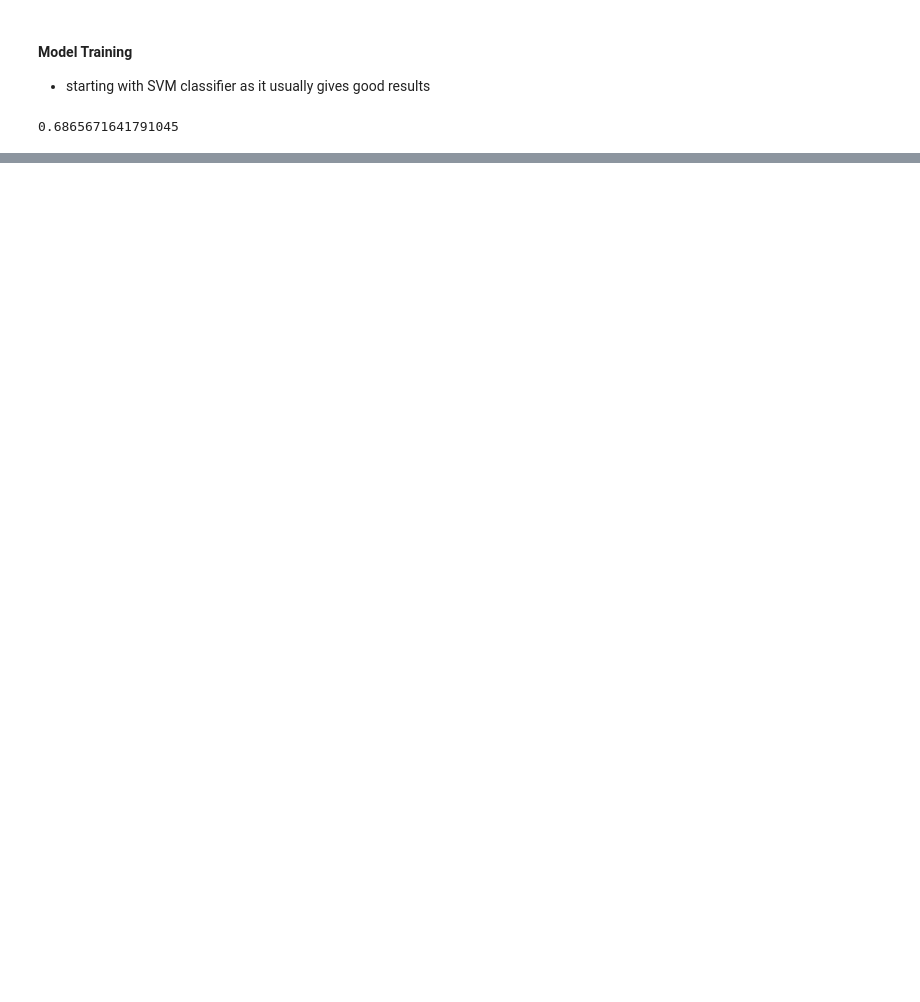
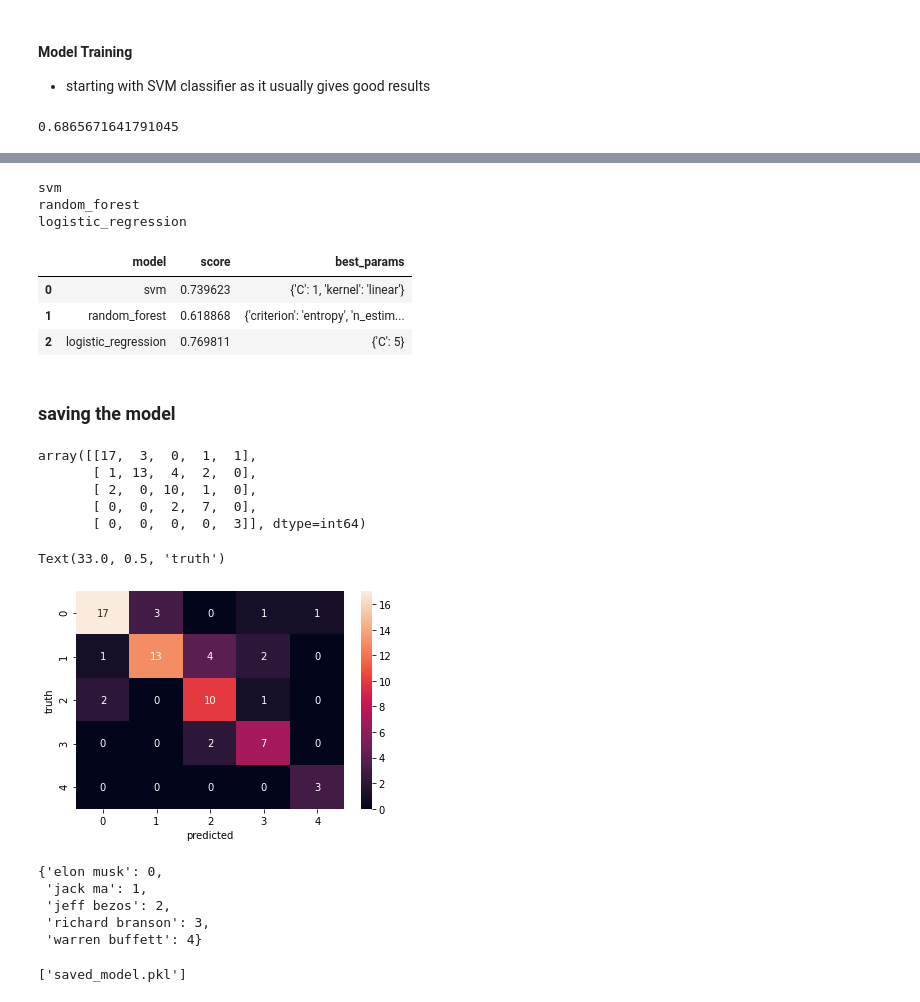
Before and after one commit to kalpriksh/person_classifier, a Jupyter notebook: model/rich_people_classifier.ipynb, the cells around one changed output, grey strips where cells are left out. Cells and saved outputs as stored; diff of their text form; code cells hidden in the pictures; blank space fills up the shorter version.

Commit message:
creating and saving model

```diff
--- a/model/rich_people_classifier.ipynb
+++ b/model/rich_people_classifier.ipynb
@@ -266,7 +272,7 @@ for person, images in image_file_path.items():
       X.append(img_combined)
       y.append(person_dict[person])
 # %%
-X = np.array(X).reshape(len(X), 4096).astype(float)
+X = np.array(X).reshape(len(X), 16384).astype(float)
 # %%
 X[0]
 # %% [output]
@@ -306,0 +349,18 @@ weighted avg       0.70      0.69      0.69        67
+# %%
+from sklearn.model_selection import GridSearchCV
+scores = []
+best_estimators = {}
+for model, config in model_params.items():
+  print(model)
+  clf = GridSearchCV(config["model"], config["params"], cv=5, return_train_score=5)
+  clf.fit(X_train, y_train)
+  scores.append({
+    'model': model,
+    'score' : clf.best_score_,
+    'best_params': clf.best_params_
+  })
+  best_estimators[model] = clf.best_estimator_
+# %% [output]
+svm
+random_forest
+logistic_regression
@@ -306,0 +369,43 @@ weighted avg       0.70      0.69      0.69        67
+# %%
+df
+# %% [output]
+|  | model | score | best_params |
+| 0 | svm | 0.739623 | {'C': 1, 'kernel': 'linear'} |
+| 1 | random_forest | 0.618868 | {'criterion': 'entropy', 'n_estim... |
+| 2 | logistic_regression | 0.769811 | {'C': 5} |
+# %% [markdown]
+### saving the model
+# %%
+# logistic regresion is giving the best result
+best_clf = best_estimators['logistic_regression']
+# %%
+from sklearn.metrics import confusion_matrix
+cm = confusion_matrix(y_test, best_clf.predict(X_test))
+cm
+# %% [output]
+array([[17,  3,  0,  1,  1],
+       [ 1, 13,  4,  2,  0],
+       [ 2,  0, 10,  1,  0],
+       [ 0,  0,  2,  7,  0],
+       [ 0,  0,  0,  0,  3]], dtype=int64)
+# %%
+import seaborn as sb
+sb.heatmap(cm, annot=True)
+plt.xlabel('predicted')
+plt.ylabel('truth')
+# %% [output]
+Text(33.0, 0.5, 'truth')
+[figure, added]
+# %%
+person_dict
+# %% [output]
+{'elon musk': 0,
+ 'jack ma': 1,
+ 'jeff bezos': 2,
+ 'richard branson': 3,
+ 'warren buffett': 4}
+# %%
+import joblib
+joblib.dump(best_clf, 'saved_model.pkl')
+# %% [output]
+['saved_model.pkl']
```
Also changed, not shown: parts of 8 cells of this notebook, 1 other file.
